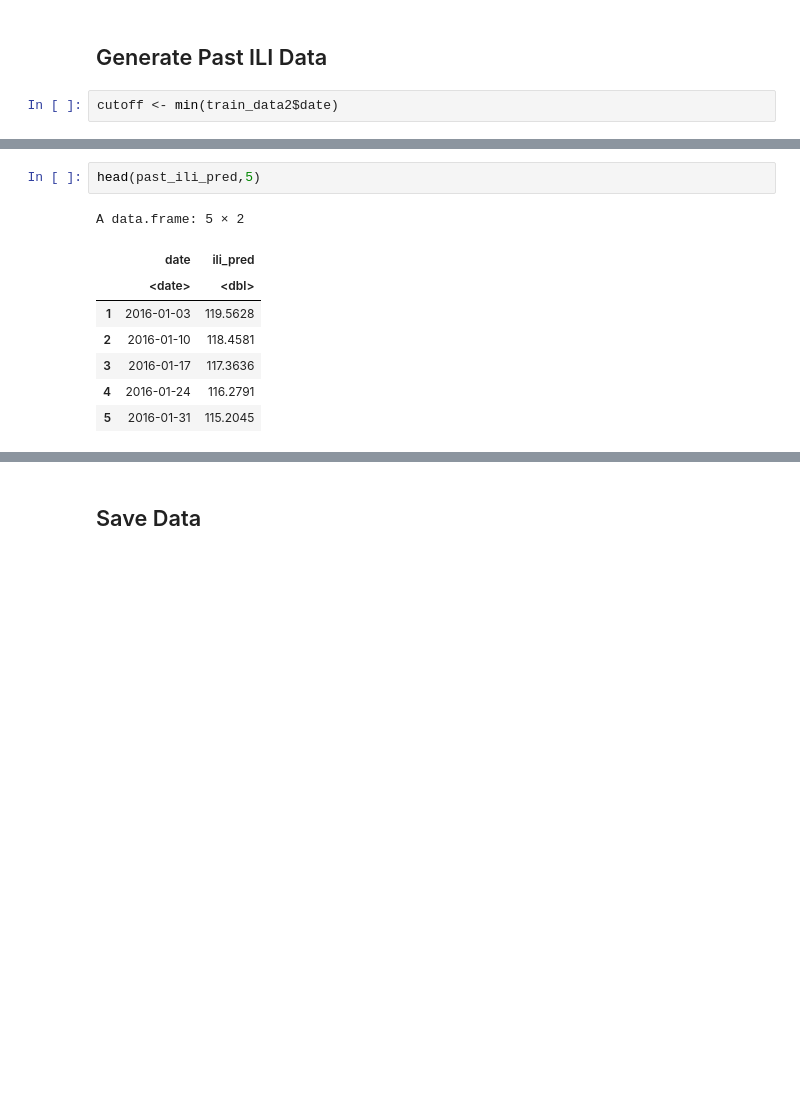
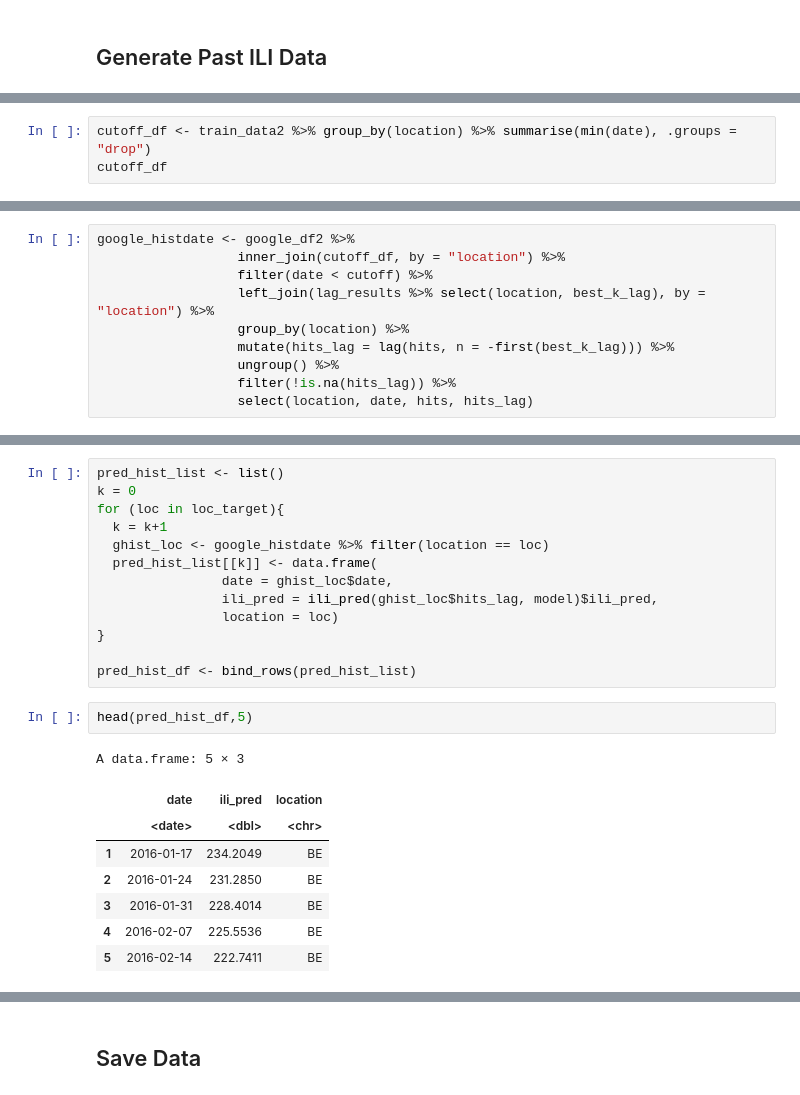
Before and after one commit to SahputraS/Flu-Forecast, a Jupyter notebook: ILI_Augmentation.ipynb, the cells around one changed output, grey strips where cells are left out. Cells and saved outputs as stored; diff of their text form; blank space fills up the shorter version.

```diff
--- a/ILI_Augmentation.ipynb
+++ b/ILI_Augmentation.ipynb
@@ -228,4 +256,2 @@ ggplot() +
 # %% [markdown]
 ## Generate Past ILI Data
-# %%
-cutoff <- min(train_data2$date)
@@ -239,0 +258,3 @@ past_ili_pred <- data.frame(
+# %%
+cutoff_df <- train_data2 %>% group_by(location) %>% summarise(min(date), .groups = "drop")
+cutoff_df
@@ -239,0 +273,10 @@ past_ili_pred <- data.frame(
+# %%
+google_histdate <- google_df2 %>%
+                  inner_join(cutoff_df, by = "location") %>%
+                  filter(date < cutoff) %>%
+                  left_join(lag_results %>% select(location, best_k_lag), by = "location") %>%
+                  group_by(location) %>%
+                  mutate(hits_lag = lag(hits, n = -first(best_k_lag))) %>%
+                  ungroup() %>%
+                  filter(!is.na(hits_lag)) %>%
+                  select(location, date, hits, hits_lag)
@@ -240,14 +292,27 @@ past_ili_pred <- data.frame(
+# %%
+pred_hist_list <- list()
+k = 0
+for (loc in loc_target){
+  k = k+1
+  ghist_loc <- google_histdate %>% filter(location == loc)
+  pred_hist_list[[k]] <- data.frame(
+                date = ghist_loc$date,
+                ili_pred = ili_pred(ghist_loc$hits_lag, model)$ili_pred,
+                location = loc)
+}
+
+pred_hist_df <- bind_rows(pred_hist_list)
 # %%
-head(past_ili_pred,5)
+head(pred_hist_df,5)
 # %% [output]
-A data.frame: 5 × 2
+A data.frame: 5 × 3
-|  | date | ili_pred |
-|  | <date> | <dbl> |
-| 1 | 2016-01-03 | 119.5628 |
-| 2 | 2016-01-10 | 118.4581 |
-| 3 | 2016-01-17 | 117.3636 |
-| 4 | 2016-01-24 | 116.2791 |
-| 5 | 2016-01-31 | 115.2045 |
+|  | date | ili_pred | location |
+|  | <date> | <dbl> | <chr> |
+| 1 | 2016-01-17 | 234.2049 | BE |
+| 2 | 2016-01-24 | 231.2850 | BE |
+| 3 | 2016-01-31 | 228.4014 | BE |
+| 4 | 2016-02-07 | 225.5536 | BE |
+| 5 | 2016-02-14 | 222.7411 | BE |
 # %%
 ggplot() +
   geom_line(data = i,
```
Also changed, not shown: parts of 30 cells of this notebook.
